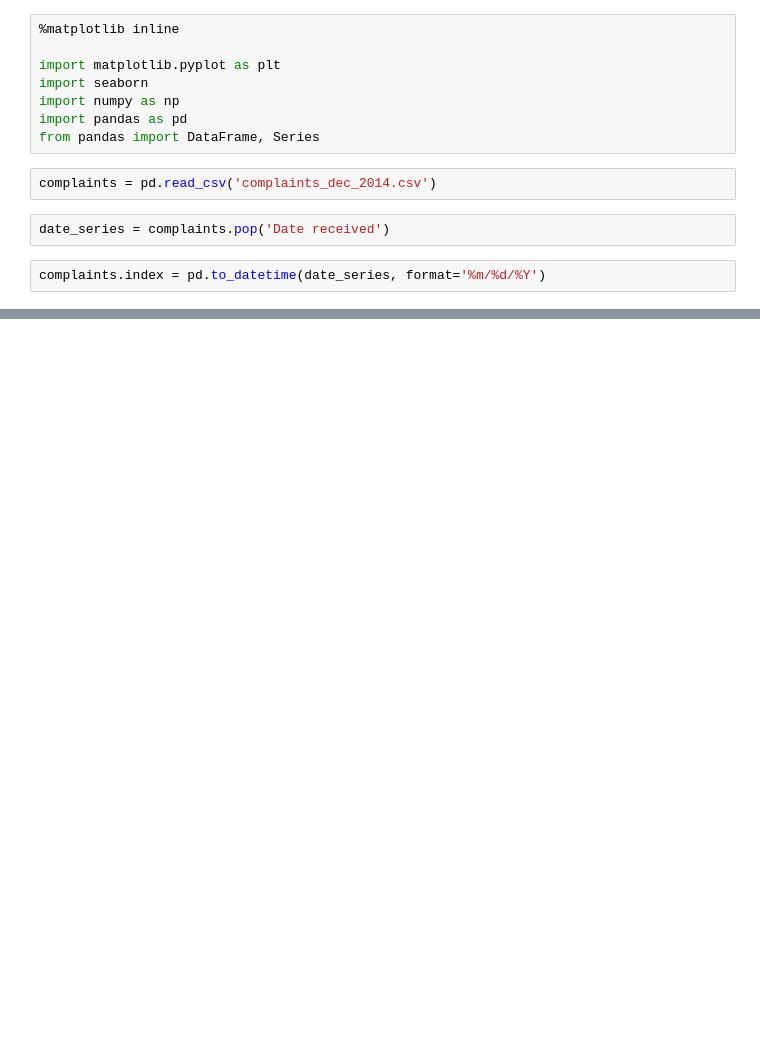
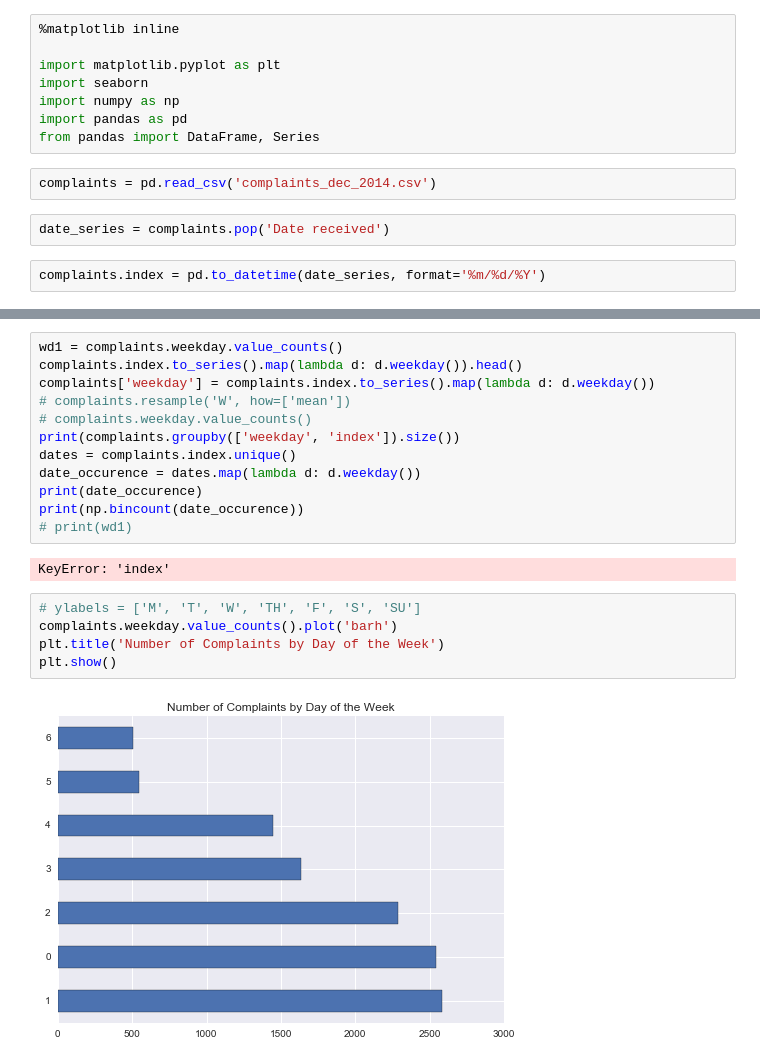
Before and after one commit to katjackson/consumer-complaints, a Jupyter notebook: consumer-complaints.ipynb, the cells around one changed output, grey strips where cells are left out. Cells and saved outputs as stored; diff of their text form; blank space fills up the shorter version.

Commit message:
all normal except mean of weekday data

```diff
--- a/consumer-complaints.ipynb
+++ b/consumer-complaints.ipynb
@@ -61,0 +60,21 @@ Name: subproduct, dtype: int64
+# %%
+wd1 = complaints.weekday.value_counts()
+complaints.index.to_series().map(lambda d: d.weekday()).head()
+complaints['weekday'] = complaints.index.to_series().map(lambda d: d.weekday())
+# complaints.resample('W', how=['mean'])
+# complaints.weekday.value_counts()
+print(complaints.groupby(['weekday', 'index']).size())
+dates = complaints.index.unique()
+date_occurence = dates.map(lambda d: d.weekday())
+print(date_occurence)
+print(np.bincount(date_occurence))
+# print(wd1)
+# %% [output]
+KeyError: 'index'
+# %%
+# ylabels = ['M', 'T', 'W', 'TH', 'F', 'S', 'SU']
+complaints.weekday.value_counts().plot('barh')
+plt.title('Number of Complaints by Day of the Week')
+plt.show()
+# %% [output]
+[figure, added]
```
Also changed, not shown: parts of 8 cells of this notebook.
